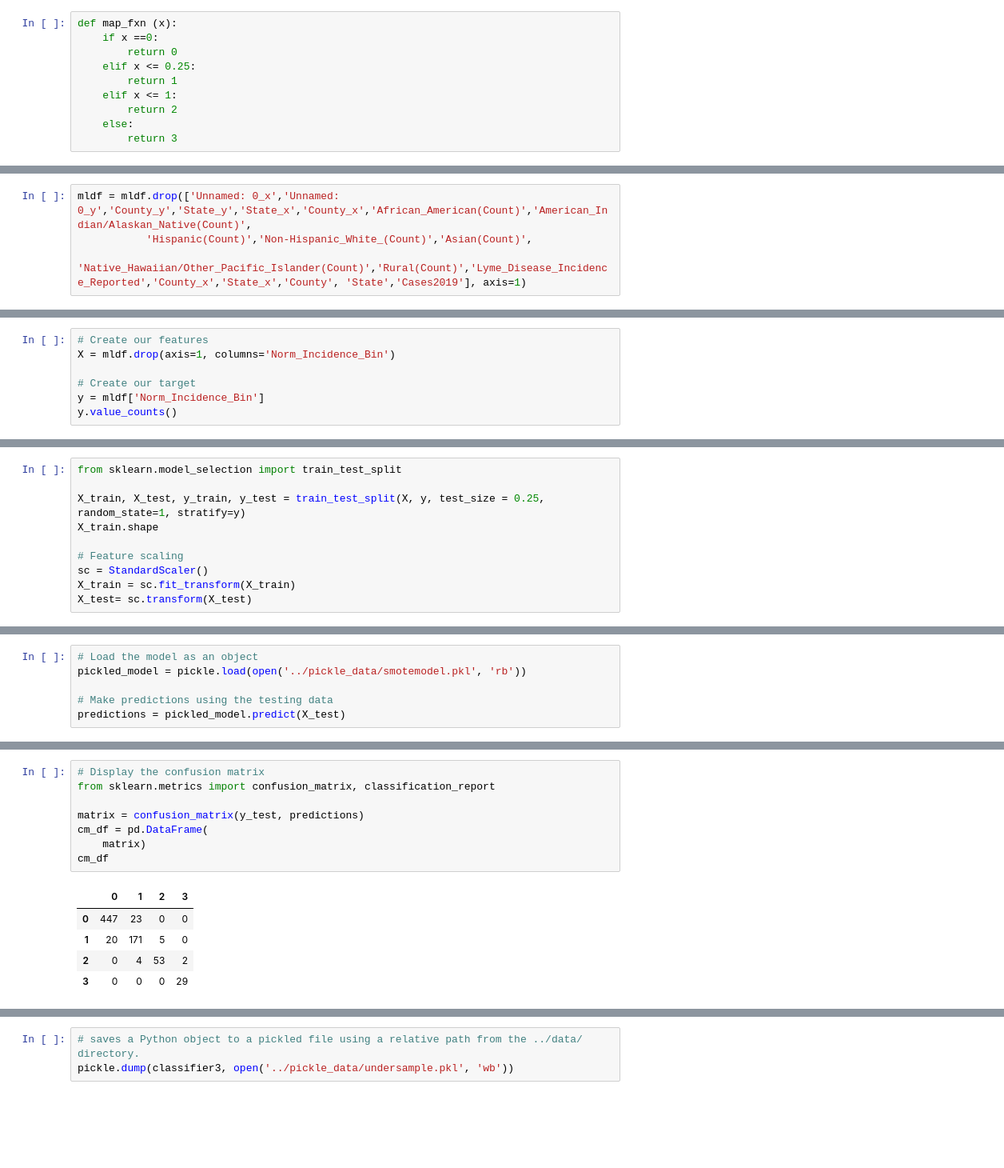
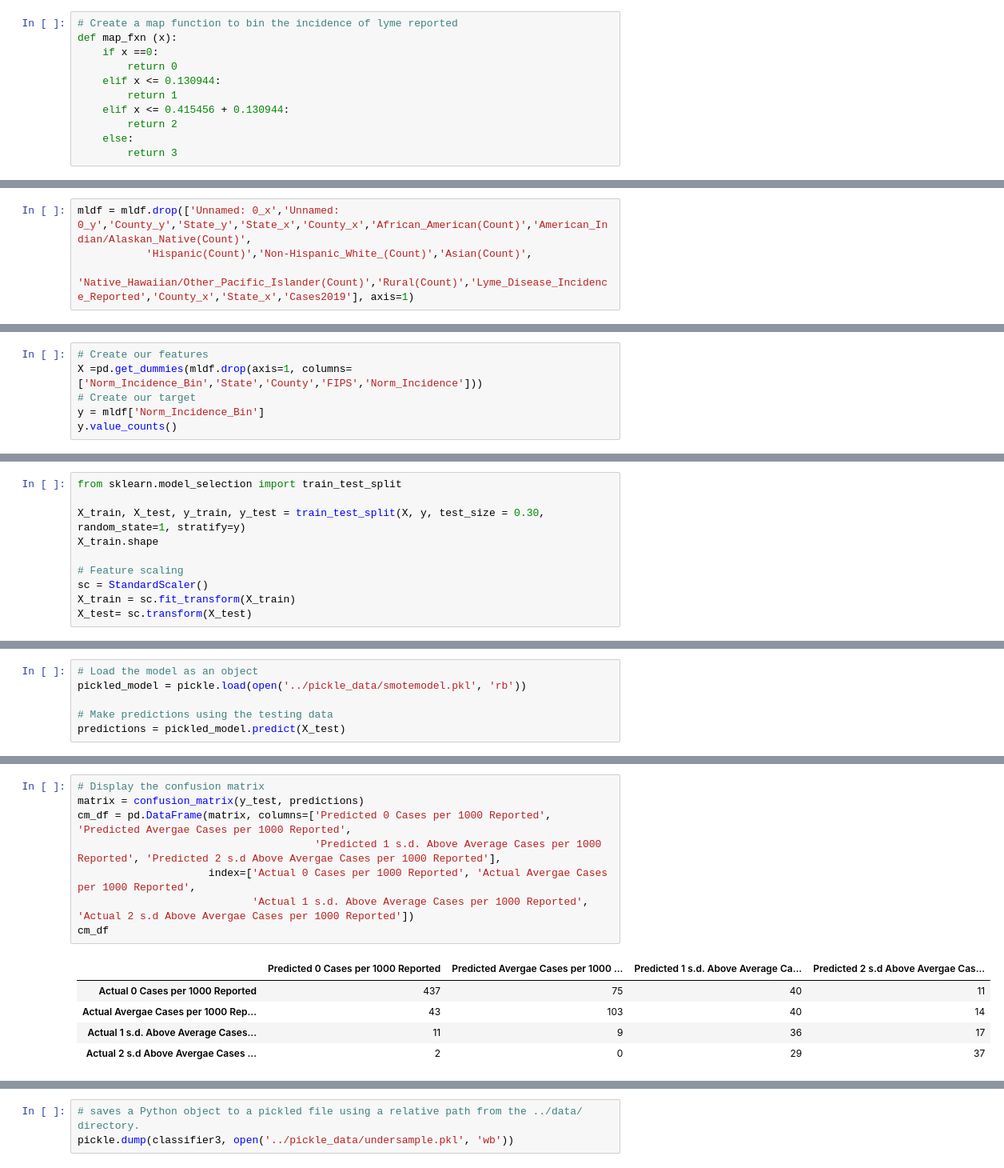
Before and after one commit to Tsoggy/Lyme_Disease, a Jupyter notebook: Resources/Notebooks/Lyme_ML_model.ipynb, the cells around one changed output, grey strips where cells are left out. Shown: that part at 80% size. Saved outputs shown, nothing was run; the diff lists cells and outputs as text; blank space fills up the shorter version.

```diff
--- a/Resources/Notebooks/Lyme_ML_model.ipynb
+++ b/Resources/Notebooks/Lyme_ML_model.ipynb
@@ -147,10 +149,11 @@ ldir_key_df.head()
 # %%
+# Create a map function to bin the incidence of lyme reported
 def map_fxn (x):
     if x ==0:
         return 0
-    elif x <= 0.25:
+    elif x <= 0.130944:
         return 1
-    elif x <= 1:
+    elif x <= 0.415456 + 0.130944:
         return 2
     else:
         return 3
@@ -191,7 +187,7 @@ Name: Norm_Incidence_Bin, dtype: int64
 # %%
 mldf = mldf.drop(['Unnamed: 0_x','Unnamed: 0_y','County_y','State_y','State_x','County_x','African_American(Count)','American_Indian/Alaskan_Native(Count)',
            'Hispanic(Count)','Non-Hispanic_White_(Count)','Asian(Count)',
-           'Native_Hawaiian/Other_Pacific_Islander(Count)','Rural(Count)','Lyme_Disease_Incidence_Reported','County_x','State_x','County', 'State','Cases2019'], axis=1)
+           'Native_Hawaiian/Other_Pacific_Islander(Count)','Rural(Count)','Lyme_Disease_Incidence_Reported','County_x','State_x','Cases2019'], axis=1)
 # %%
 list(mldf.columns)
 # %% [output]
@@ -229,8 +264,7 @@ mldf.to_csv(f"../../{file_path}/ML_Demographic_LymeCase_HealthRank.csv", index=F
 ## Split the Data into Training and Testing
 # %%
 # Create our features
-X = mldf.drop(axis=1, columns='Norm_Incidence_Bin')
-
+X =pd.get_dummies(mldf.drop(axis=1, columns=['Norm_Incidence_Bin','State','County','FIPS','Norm_Incidence']))
 # Create our target
 y = mldf['Norm_Incidence_Bin']
 y.value_counts()
@@ -256,7 +290,7 @@ X.describe()
 # %%
 from sklearn.model_selection import train_test_split
 
-X_train, X_test, y_train, y_test = train_test_split(X, y, test_size = 0.25, random_state=1, stratify=y)
+X_train, X_test, y_train, y_test = train_test_split(X, y, test_size = 0.30, random_state=1, stratify=y)
 X_train.shape
 
 # Feature scaling
@@ -477,15 +531,15 @@ predictions = pickled_model.predict(X_test)
 # %%
 # Display the confusion matrix
-from sklearn.metrics import confusion_matrix, classification_report
-
 matrix = confusion_matrix(y_test, predictions)
-cm_df = pd.DataFrame(
-    matrix)
+cm_df = pd.DataFrame(matrix, columns=['Predicted 0 Cases per 1000 Reported', 'Predicted Avergae Cases per 1000 Reported',
+                                      'Predicted 1 s.d. Above Average Cases per 1000 Reported', 'Predicted 2 s.d Above Avergae Cases per 1000 Reported'],
+                     index=['Actual 0 Cases per 1000 Reported', 'Actual Avergae Cases per 1000 Reported',
+                            'Actual 1 s.d. Above Average Cases per 1000 Reported', 'Actual 2 s.d Above Avergae Cases per 1000 Reported'])
 cm_df
 # %% [output]
-|  | 0 | 1 | 2 | 3 |
-| 0 | 447 | 23 | 0 | 0 |
-| 1 | 20 | 171 | 5 | 0 |
-| 2 | 0 | 4 | 53 | 2 |
-| 3 | 0 | 0 | 0 | 29 |
+|  | Predicted 0 Cases per 1000 Reported | Predicted Avergae Cases per 1000 ... | Predicted 1 s.d. Above Average Ca... | Predicted 2 s.d Above Avergae Cas... |
+| Actual 0 Cases per 1000 Reported | 437 | 75 | 40 | 11 |
+| Actual Avergae Cases per 1000 Rep... | 43 | 103 | 40 | 14 |
+| Actual 1 s.d. Above Average Cases... | 11 | 9 | 36 | 17 |
+| Actual 2 s.d Above Avergae Cases ... | 2 | 0 | 29 | 37 |
 # %%
```
Also changed, not shown: parts of 38 cells of this notebook, 16 other files.
